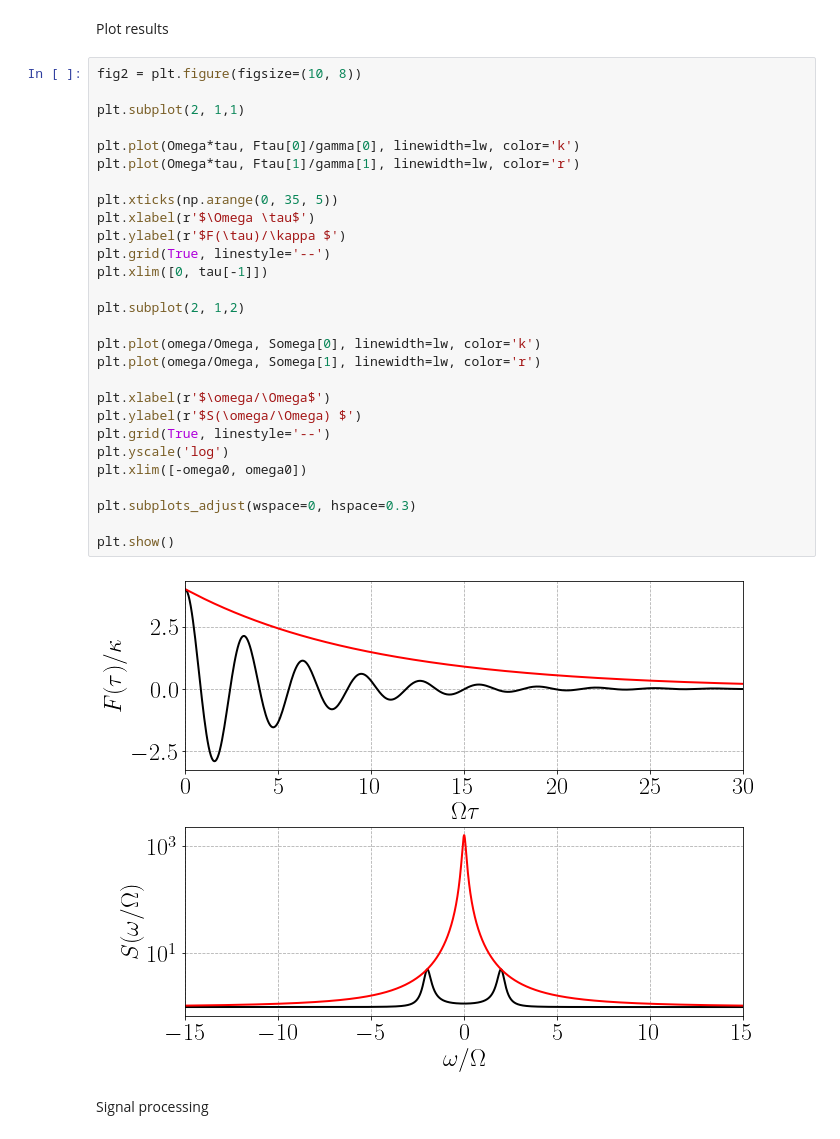
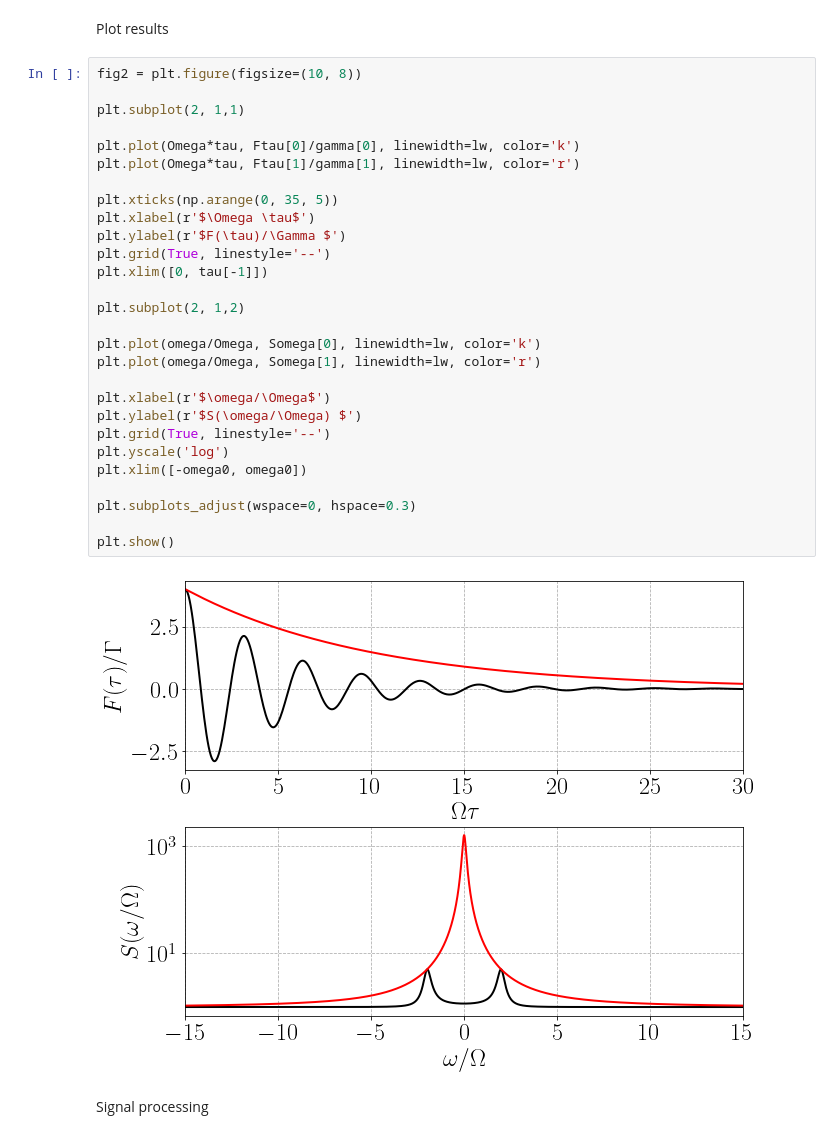
Before and after one commit to mikeal888/Tutorial_Paper, a Jupyter notebook: Example_C.ipynb, the cells around one changed output. Drawn from its saved outputs; the diff is of its cells as text.

```diff
--- a/Example_C.ipynb
+++ b/Example_C.ipynb
@@ -95,33 +95,33 @@ Plot results
 # %%
 fig2 = plt.figure(figsize=(10, 8))
 
 plt.subplot(2, 1,1)
 
 plt.plot(Omega*tau, Ftau[0]/gamma[0], linewidth=lw, color='k')
 plt.plot(Omega*tau, Ftau[1]/gamma[1], linewidth=lw, color='r')
 
 plt.xticks(np.arange(0, 35, 5))
 plt.xlabel(r'$\Omega \tau$')
-plt.ylabel(r'$F(\tau)/\kappa $')
+plt.ylabel(r'$F(\tau)/\Gamma $')
 plt.grid(True, linestyle='--')
 plt.xlim([0, tau[-1]])
 
 plt.subplot(2, 1,2)
 
 plt.plot(omega/Omega, Somega[0], linewidth=lw, color='k')
 plt.plot(omega/Omega, Somega[1], linewidth=lw, color='r')
 
 plt.xlabel(r'$\omega/\Omega$')
 plt.ylabel(r'$S(\omega/\Omega) $')
 plt.grid(True, linestyle='--')
 plt.yscale('log')
 plt.xlim([-omega0, omega0])
 
 plt.subplots_adjust(wspace=0, hspace=0.3)
 
 plt.show()
 # %% [output]
-[figure, old version]
+[figure, new version]
 # %% [markdown]
 Signal processing
 # %%
```
Also changed, not shown: parts of 4 cells of this notebook, 1 other file.
